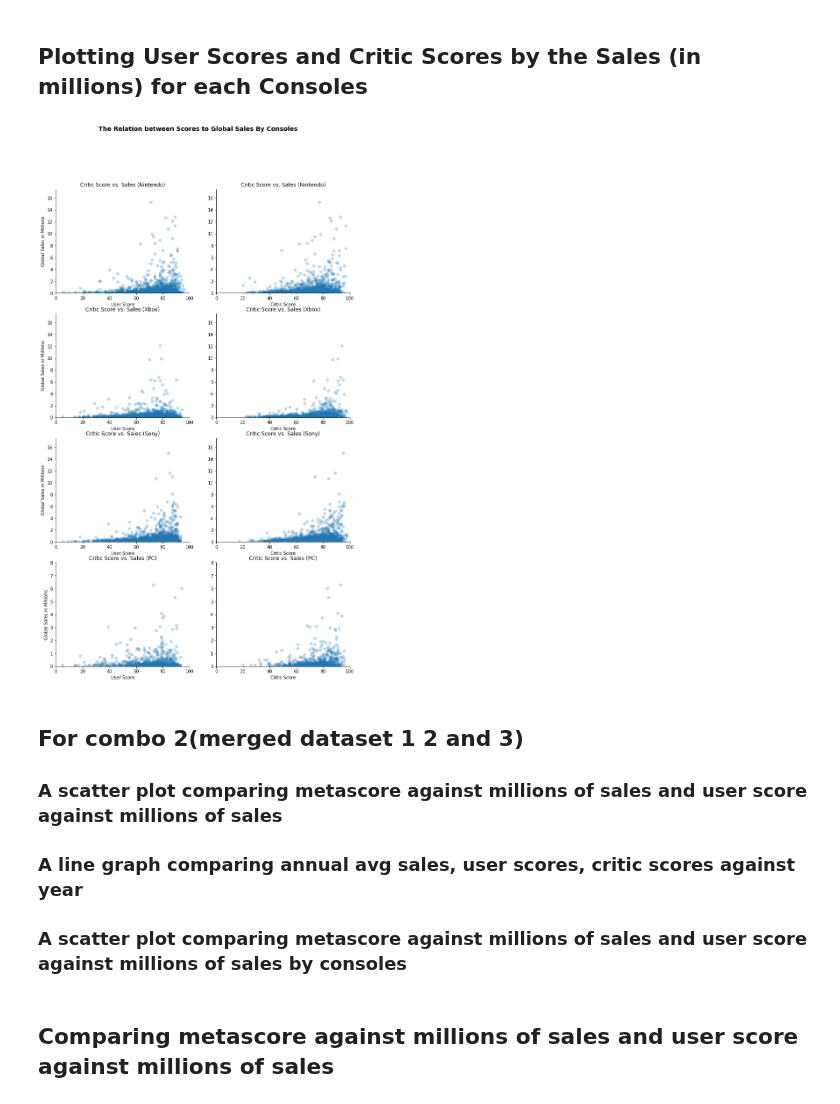
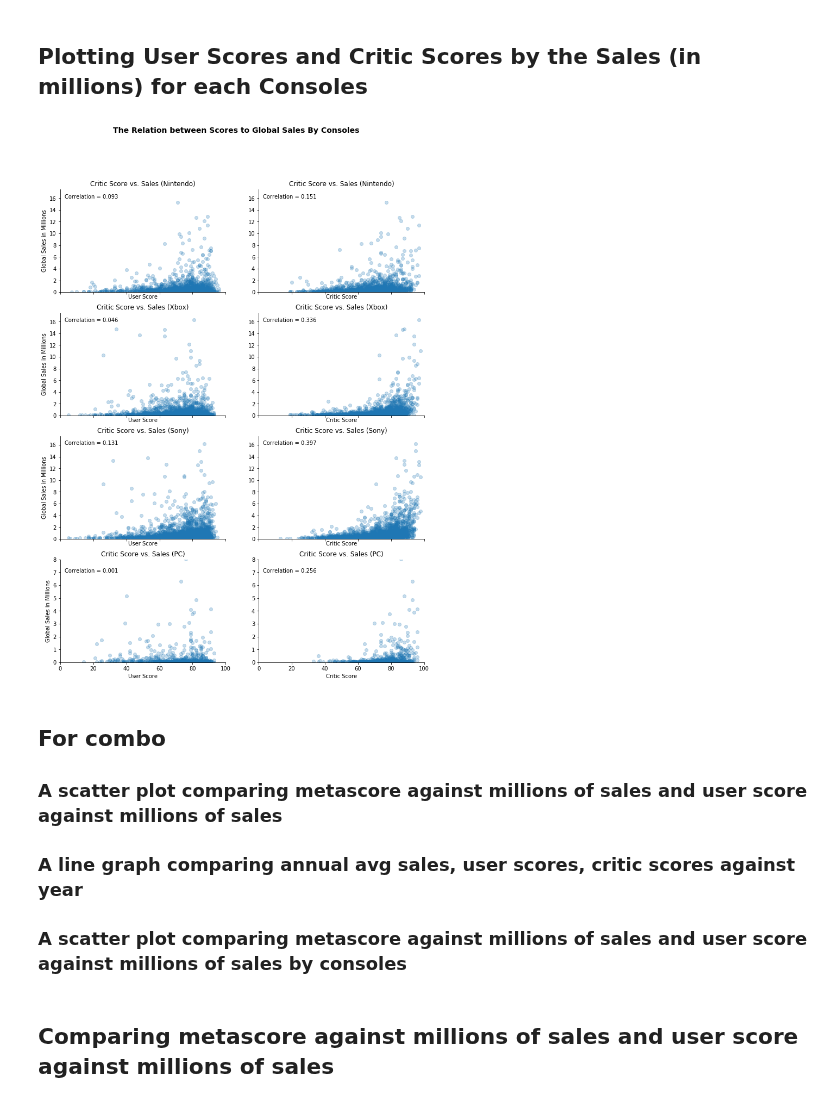
Before and after one commit to mell0611/data_science_project, a Jupyter notebook: data_analysis.ipynb, the cells around one changed output. Drawn from its saved outputs; the diff is of its cells as text; code cells hidden in the pictures.

Commit message:
Added correlation to scatter plots

```diff
--- a/data_analysis.ipynb
+++ b/data_analysis.ipynb
@@ -5,6 +5,5 @@ import matplotlib.pyplot as plt
 # %% [markdown]
 ## Imports pre-combined Data
 # %%
-combo = pd.read_csv("combo.csv") # combo : merge dataset 1 and 2
-combo2 = pd.read_csv("fin_combo.csv") # combo2 : merge dataset 1 2 and 3
+combo = pd.read_csv("fin_combo.csv") # combo : merge dataset 1 2 and 3
 # %%
@@ -87,6 +19,6 @@ grouped = combo.groupby('console')
 # %%
 combonintendo = grouped.get_group('GC') # Creates a dataframe combonintendo
-nintendo_list = ['N64', 'DS', '3DS', 'WII', 'GBA', 'WIIU', 'Switch'] # Types of nintendo consoles
+nintendo_list = ['DS', '3DS', 'Wii', 'GBA', 'WiiU'] # Types of nintendo consoles
 
 for i in nintendo_list:
     combonintendo = combonintendo.append(grouped.get_group(i), ignore_index = True)
@@ -139,7 +29,7 @@ combopc
 # %% [markdown]
 ### Assembles xbox console games
 # %%
-comboxbox = grouped.get_group('XONE') # Creates a dataframe comboxbox
+comboxbox = grouped.get_group('XOne') # Creates a dataframe comboxbox
 
 comboxbox = comboxbox.append(grouped.get_group('X360'), ignore_index = True)
-comboxbox = comboxbox.append(grouped.get_group('XBOX'), ignore_index = True)
+comboxbox = comboxbox.append(grouped.get_group('XB'), ignore_index = True)
@@ -168,7 +37,7 @@ comboxbox
 ### Assembles playstation console games
 # %%
 combosony = grouped.get_group('PS') # Store info on the original Playstation as of this line.
-sony_list = ['PS2', 'PS3', 'PS4', 'PSP', 'VITA'] # Types of playstation consoles
+sony_list = ['PS2', 'PS3', 'PS4', 'PSP', 'PSV'] # Types of playstation consoles
 
 for i in sony_list:
     combosony = combosony.append(grouped.get_group(i), ignore_index = True)
@@ -197,38 +45,76 @@ combosony
 ## Plotting User Scores and Critic Scores by the Sales (in millions) for each Consoles
 # %%
 # Code for scatter plot comparing metascore against millions of sales and user score against millions of sales by consoles
+fig, ax = plt.subplots(nrows = 4, ncols = 2, sharex = True, figsize = (12,16))
+ax = ax.ravel()
+#labels
+fig.suptitle("The Relation between Scores to Global Sales By Consoles", fontsize = 14, fontweight = "bold")
 nice_name = ['Nintendo','Xbox','Sony','PC']
 combo_name = [combonintendo,comboxbox,combosony,combopc]
 
-fig, ax = plt.subplots(nrows = 4, ncols = 2, sharex = False, figsize = (12,20))
-ax = ax.ravel()
-
-fig.suptitle("The Relation between Scores to Global Sales By Consoles", fontsize = 14, fontweight = "bold")
+# Making correlation matrixs for each console combo
+corr_mat_nintendo = combonintendo.corr()
+corr_mat_sony = combosony.corr()
+corr_mat_xbox = comboxbox.corr()
+corr_mat_pc = combopc.corr()
 
 count = 0
 for var in ax:
     temp = combo_name[count//2]
     var.set_title('Critic Score vs. Sales ('+ nice_name[count//2]+')')
+
     if count%2 == 0:
+        var.scatter(temp["userscore"], temp["tot_sale"],alpha= 0.25)
         var.set_xlabel('User Score')
         var.set_ylabel('Global Sales in Millions')
-        var.scatter(temp["User_Score"], temp["Global_Sales"],alpha= 0.25)
+        if count//2 == 0:
+            cr = corr_mat_nintendo.tot_sale.userscore # get the correlation matrix
+            message = "Correlation = " + str(round(cr,3))
+            var.text(35, 16, message, horizontalalignment='right')
+        elif count//2 == 1:
+            cr = corr_mat_xbox.tot_sale.userscore # get the correlation matrix
+            message = "Correlation = " + str(round(cr,3))
+            var.text(35, 16, message, horizontalalignment='right')
+        elif count//2 == 2:
+            cr = corr_mat_sony.tot_sale.userscore # get the correlation matrix
+            message = "Correlation = " + str(round(cr,3))
+            var.text(35, 16, message, horizontalalignment='right')
+        elif count//2 == 3:
+            cr = corr_mat_pc.tot_sale.userscore # get the correlation matrix
+            message = "Correlation = " + str(round(cr,3))
+            var.text(35, 7, message, horizontalalignment='right')
     else:
+        var.scatter(temp["metascore"], temp["tot_sale"],alpha= 0.25)
         var.set_xlabel('Critic Score')
-        var.scatter(temp["metascore"], temp["Global_Sales"],alpha= 0.25)
+        if count//2 == 0:
+            cr = corr_mat_nintendo.tot_sale.metascore # get the correlation matrix
+            message = "Correlation = " + str(round(cr,3))
+            var.text(35, 16, message, horizontalalignment='right')
+        elif count//2 == 1:
+            cr = corr_mat_xbox.tot_sale.metascore # get the correlation matrix
+            message = "Correlation = " + str(round(cr,3))
+            var.text(35, 16, message, horizontalalignment='right')
+        elif count//2 == 2:
+            cr = corr_mat_sony.tot_sale.metascore # get the correlation matrix
+            message = "Correlation = " + str(round(cr,3))
+            var.text(35, 16, message, horizontalalignment='right')
+        elif count//2 == 3:
+            cr = corr_mat_pc.tot_sale.metascore # get the correlation matrix
+            message = "Correlation = " + str(round(cr,3))
+            var.text(35, 7, message, horizontalalignment='right')
     var.spines["right"].set_visible(False)
     var.spines["top"].set_visible(False)
     var.set_xlim(0,100)
     if count > 5:
         var.set_ylim(0,8)
     else:
         var.set_ylim(0,17.5)
     count+=1
 plt.show()
 # %% [output]
-[figure, old version]
+[figure, new version]
 # %% [markdown]
-## For combo 2(merged dataset 1 2 and 3)
+## For combo
 ### A scatter plot comparing metascore against millions of sales and user score against millions of sales
 ### A line graph comparing annual avg sales, user scores, critic scores against year
 ### A scatter plot comparing metascore against millions of sales and user score against millions of sales by consoles
```
Also changed, not shown: parts of 22 cells of this notebook.
